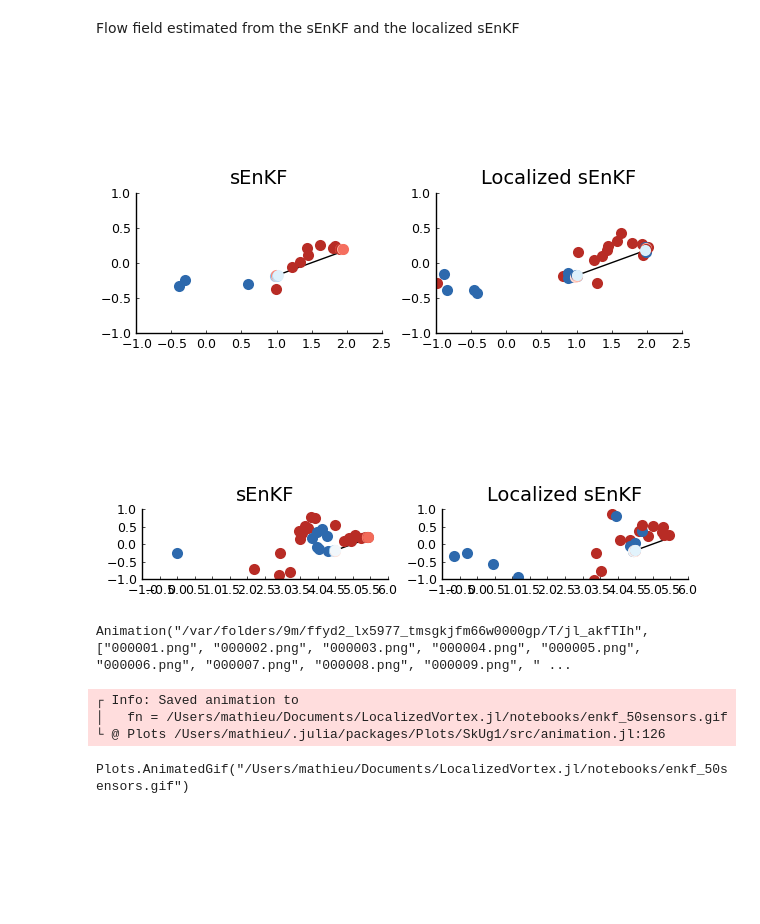
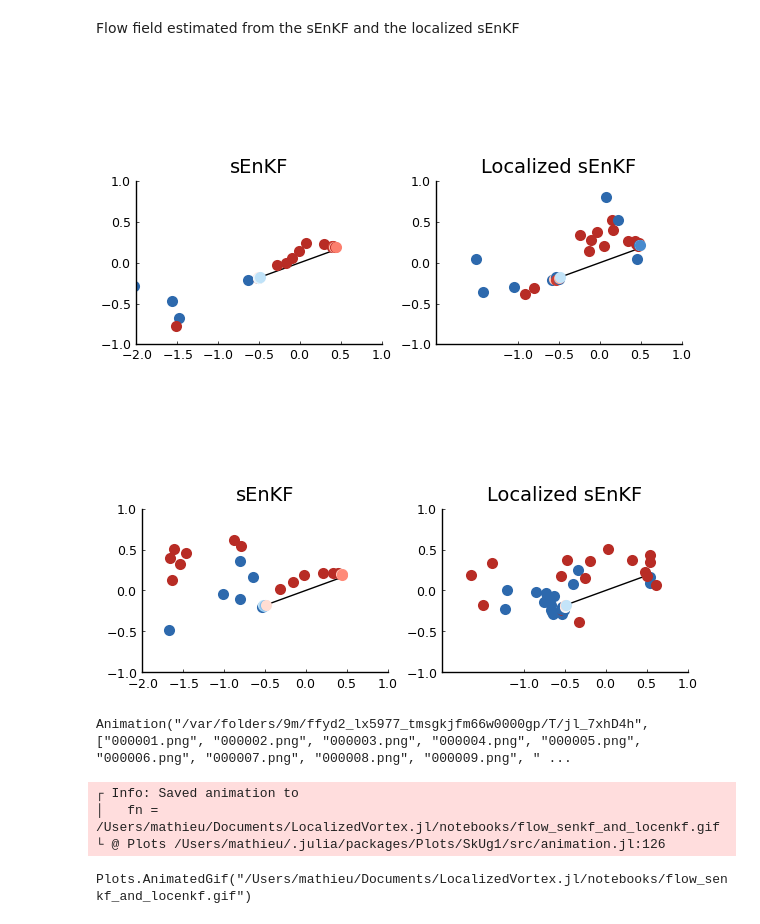
Before and after one commit to mleprovost/LocalizedVortex.jl, a Jupyter notebook: notebooks/Data assimilation for translating flat plate with sEnKF and localized sEnKF .ipynb, the cells around one changed output. Cells and saved outputs as stored; diff of their text form; code cells hidden in the pictures; blank space fills up the shorter version.

Commit message:
Clean notebook

```diff
--- a/notebooks/Data assimilation for translating flat plate with sEnKF and localized sEnKF .ipynb
+++ b/notebooks/Data assimilation for translating flat plate with sEnKF and localized sEnKF .ipynb
@@ -159,5 +161,5 @@ The regularized Kalman gain is given by:
 \end{equation}
 # %%
 Lxy = 1.0
-Lyy = 0.6
+Lyy = 0.3
 # %% [output]
@@ -267,59 +248,61 @@ nsnap = ceil(Int64, tsnap/config.Δt)+1
 
 # Vorticity estimate from sEnKF
 plt1 = plot(ratio = 1.0, legend = false,
-           xlim = (-1,tsnap+1.0), xticks = -1:0.5:tsnap+1.0,
+           xlim = (-2, 1.0), xticks = -2:0.5:1.0,
            ylim = (-1.0, 1.0), yticks = -1:0.5:1.0, title = "sEnKF")
-plot!(plt1, Plate(config.N, config.L, complex(tsnap), config.α))
-plot!(plt1, state_to_blobs(vcat(mean(Xa[nsnap]; dims = 2), 0.0), config.δ)[1], legend = false,
+plot!(plt1, Plate(config.N, config.L, complex(0.0), config.α))
+plot!(plt1, translation!(state_to_blobs(vcat(mean(Xa[nsnap]; dims = 2), 0.0), config.δ)[1], complex(-tsnap)), legend = false,
     markersize = 8, markerstrokealpha = 0, color = cgrad(reverse(colormap("RdBu")[10:end-10])), clim = (-0.02, 0.02),
     ratio = 1)
 
 
 # Vorticity estimate from sEnKF
 plt2 = plot(ratio = 1.0, legend = false,
-           xlim = (-1,tsnap+1.0), xticks = -1:0.5:tsnap+1.0,
+           xlim = (-2, 1.0), xticks = -1:0.5:tsnap+1.0,
            ylim = (-1.0, 1.0), yticks = -1:0.5:1.0, title = "Localized sEnKF")
-plot!(plt2, Plate(config.N, config.L, complex(tsnap), config.α))
-plot!(plt2, state_to_blobs(vcat(mean(Xa_loc[nsnap]; dims = 2), 0.0), config.δ)[1], legend = false,
+plot!(plt2, Plate(config.N, config.L, complex(0.0), config.α))
+plot!(plt2, translation!(state_to_blobs(vcat(mean(Xa_loc[nsnap]; dims = 2), 0.0), config.δ)[1], complex(-tsnap)),
+        legend = false,
     markersize = 8, markerstrokealpha = 0, color = cgrad(reverse(colormap("RdBu")[10:end-10])), clim = (-0.02, 0.02),
     ratio = 1)
 
 plot(plt1, plt2)
 # %% [output]
-[figure, old version]
+[figure, new version]
 # %%
 # Create animation for the sEnKF and the localized sEnKF
-anim = @animate for tsnap  in 0.0:0.05:5.0
+anim = @animate for tsnap  in 0.0:0.1:5.0
     nsnap = ceil(Int64, tsnap/config.Δt)+1;
 
     # Vorticity estimate from sEnKF
     plt1 = plot(ratio = 1.0, legend = false,
-               xlim = (-1,tsnap+1.0), xticks = -1:0.5:tsnap+1.0,
+               xlim = (-2, 1.0), xticks = -2:0.5:1.0,
                ylim = (-1.0, 1.0), yticks = -1:0.5:1.0, title = "sEnKF")
-    plot!(plt1, Plate(config.N, config.L, complex(tsnap), config.α))
-    plot!(plt1, state_to_blobs(vcat(mean(Xa[nsnap]; dims = 2), 0.0), config.δ)[1], legend = false,
+    plot!(plt1, Plate(config.N, config.L, complex(0.0), config.α))
+    plot!(plt1, translation!(state_to_blobs(vcat(mean(Xa[nsnap]; dims = 2), 0.0), config.δ)[1], complex(-tsnap)), legend = false,
         markersize = 8, markerstrokealpha = 0, color = cgrad(reverse(colormap("RdBu")[10:end-10])), clim = (-0.02, 0.02),
         ratio = 1)
 
 
     # Vorticity estimate from sEnKF
     plt2 = plot(ratio = 1.0, legend = false,
-               xlim = (-1,tsnap+1.0), xticks = -1:0.5:tsnap+1.0,
+               xlim = (-2, 1.0), xticks = -1:0.5:tsnap+1.0,
                ylim = (-1.0, 1.0), yticks = -1:0.5:1.0, title = "Localized sEnKF")
-    plot!(plt2, Plate(config.N, config.L, complex(tsnap), config.α))
-    plot!(plt2, state_to_blobs(vcat(mean(Xa_loc[nsnap]; dims = 2), 0.0), config.δ)[1], legend = false,
+    plot!(plt2, Plate(config.N, config.L, complex(0.0), config.α))
+    plot!(plt2, translation!(state_to_blobs(vcat(mean(Xa_loc[nsnap]; dims = 2), 0.0), config.δ)[1], complex(-tsnap)),
+            legend = false,
         markersize = 8, markerstrokealpha = 0, color = cgrad(reverse(colormap("RdBu")[10:end-10])), clim = (-0.02, 0.02),
         ratio = 1)
 
     plot(plt1, plt2)
 end
 # %% [output]
-[figure, old version]
+[figure, new version]
-Animation("/var/folders/9m/ffyd2_lx5977_tmsgkjfm66w0000gp/T/jl_akfTIh", ["000001.png", "000002.png", "000003.png", "000004.png", "000005.png", "000006.png", "000007.png", "000008.png", "000009.png", " ...
+Animation("/var/folders/9m/ffyd2_lx5977_tmsgkjfm66w0000gp/T/jl_7xhD4h", ["000001.png", "000002.png", "000003.png", "000004.png", "000005.png", "000006.png", "000007.png", "000008.png", "000009.png", " ...
 # %%
-gif(anim, "/Users/mathieu/Documents/LocalizedVortex.jl/notebooks/enkf_50sensors.gif", fps = 5)
+gif(anim, "/Users/mathieu/Documents/LocalizedVortex.jl/notebooks/flow_senkf_and_locenkf.gif", fps = 5)
 # %% [output]
 ┌ Info: Saved animation to
-│   fn = /Users/mathieu/Documents/LocalizedVortex.jl/notebooks/enkf_50sensors.gif
+│   fn = /Users/mathieu/Documents/LocalizedVortex.jl/notebooks/flow_senkf_and_locenkf.gif
 └ @ Plots /Users/mathieu/.julia/packages/Plots/SkUg1/src/animation.jl:126
-Plots.AnimatedGif("/Users/mathieu/Documents/LocalizedVortex.jl/notebooks/enkf_50sensors.gif")
+Plots.AnimatedGif("/Users/mathieu/Documents/LocalizedVortex.jl/notebooks/flow_senkf_and_locenkf.gif")
```
Also changed, not shown: parts of 17 cells of this notebook, 2 other files.
